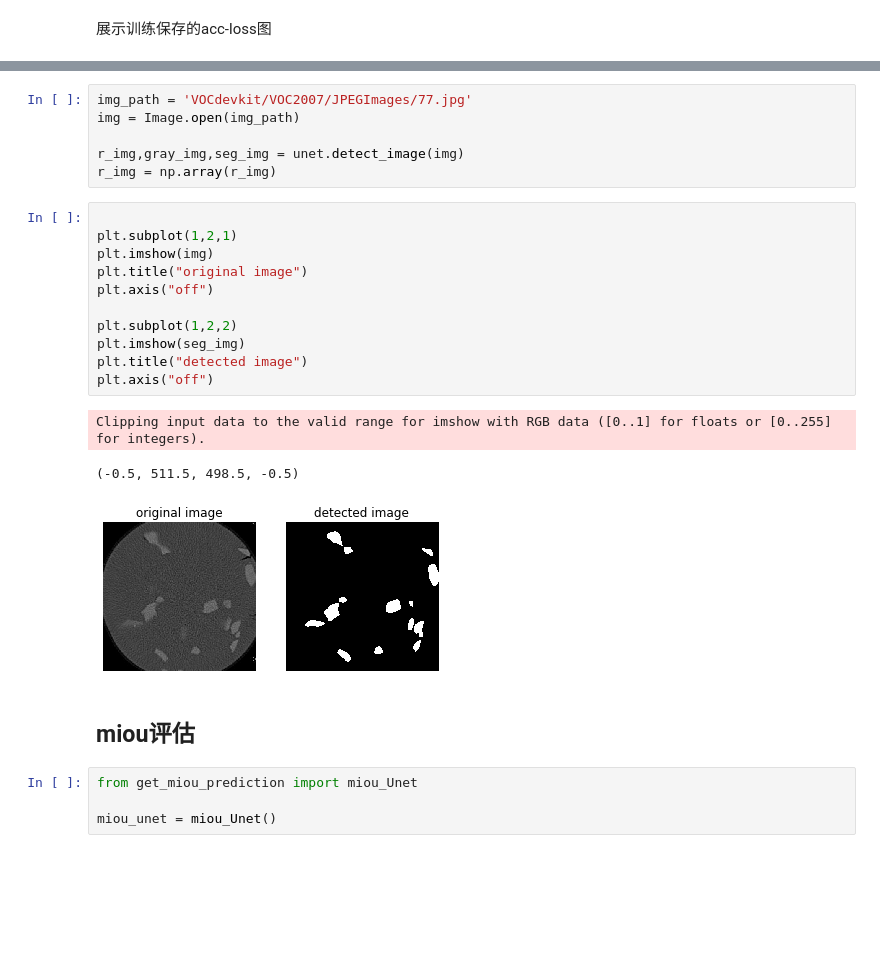
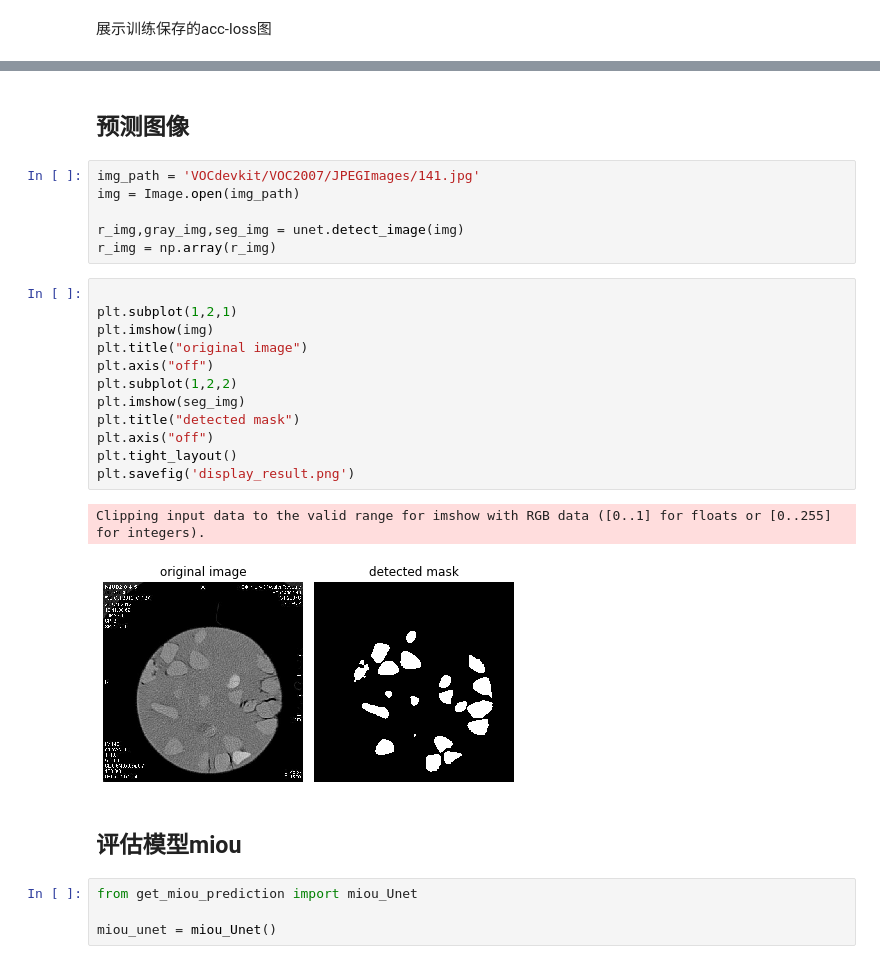
Before and after one commit to JlexZhong/pytorch-U-Net, a Jupyter notebook: evluate_model.ipynb, the cells around one changed output, grey strips where cells are left out. Drawn from its saved outputs; the diff is of its cells as text; blank space fills up the shorter version.

```diff
--- a/evluate_model.ipynb
+++ b/evluate_model.ipynb
@@ -77,5 +91,7 @@ Text(0.5, 1.0, 'acc-loss')
+# %% [markdown]
+## 预测图像
 # %%
-img_path = 'VOCdevkit/VOC2007/JPEGImages/77.jpg'
+img_path = 'VOCdevkit/VOC2007/JPEGImages/141.jpg'
 img = Image.open(img_path)
 
 r_img,gray_img,seg_img = unet.detect_image(img)
@@ -83,20 +99,20 @@ r_img = np.array(r_img)
 # %%
 
 plt.subplot(1,2,1)
 plt.imshow(img)
 plt.title("original image")
 plt.axis("off")
-
 plt.subplot(1,2,2)
 plt.imshow(seg_img)
-plt.title("detected image")
+plt.title("detected mask")
 plt.axis("off")
+plt.tight_layout()
+plt.savefig('display_result.png')
 # %% [output]
 Clipping input data to the valid range for imshow with RGB data ([0..1] for floats or [0..255] for integers).
-(-0.5, 511.5, 498.5, -0.5)
-[figure, old version]
+[figure, new version]
 # %% [markdown]
-## miou评估
+## 评估模型miou
 # %%
 from get_miou_prediction import miou_Unet
 
```
Also changed, not shown: parts of 12 cells of this notebook, 20 other files.
